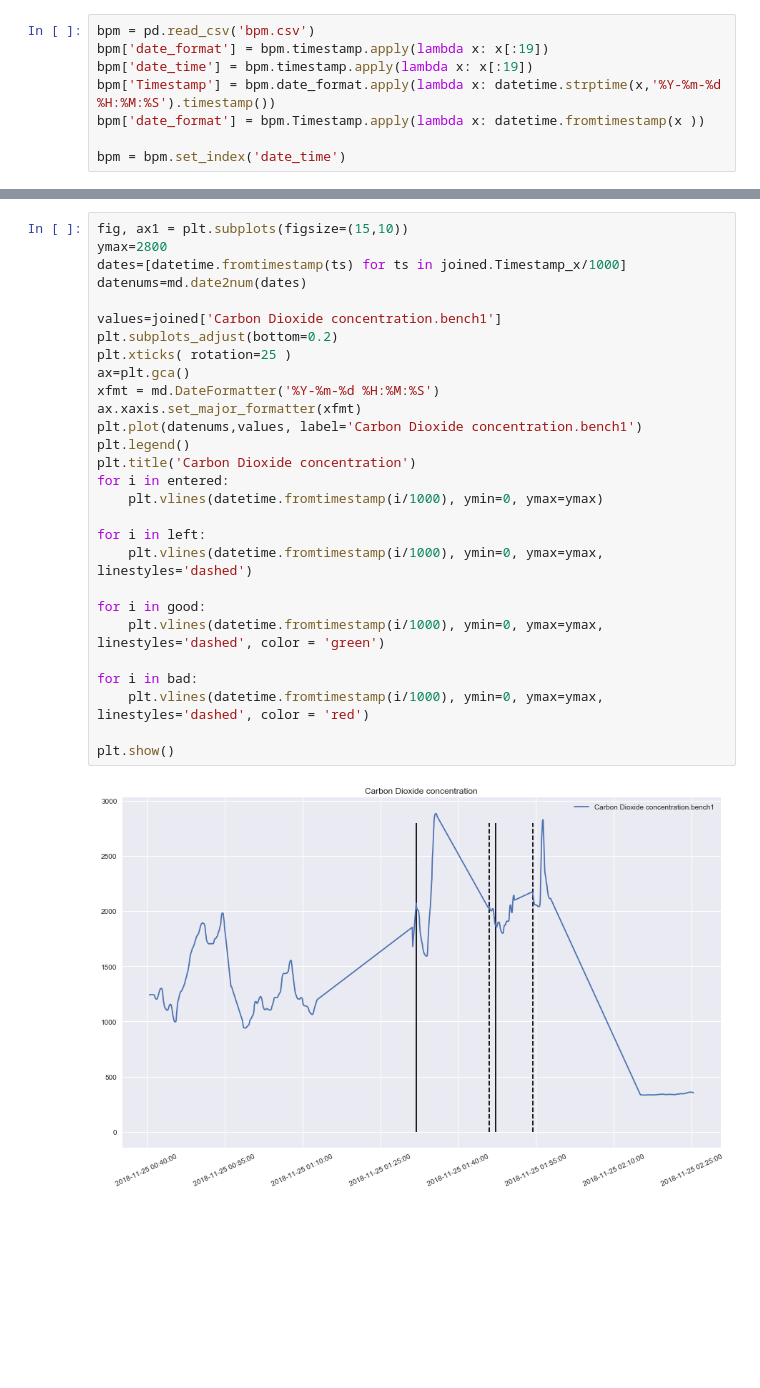
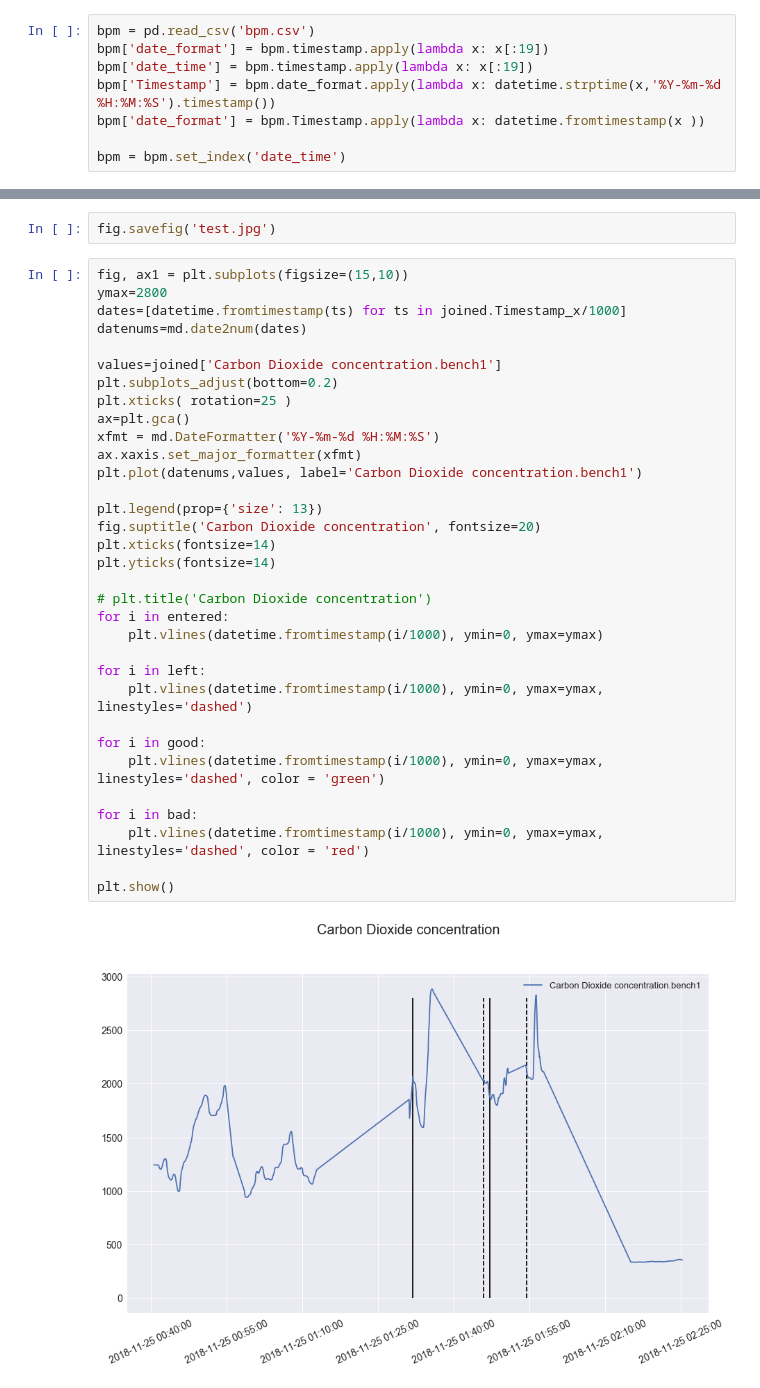
Before and after one commit to LizaLebedeva/junction-2018, a Jupyter notebook: sauna-app-joined-viz.ipynb, the cells around one changed output, grey strips where cells are left out. Cells and saved outputs as stored; diff of their text form; blank space fills up the shorter version.

```diff
--- a/sauna-app-joined-viz.ipynb
+++ b/sauna-app-joined-viz.ipynb
@@ -579,30 +492,37 @@ plt.show()
+# %%
+fig.savefig('test.jpg')
 # %%
 fig, ax1 = plt.subplots(figsize=(15,10))
 ymax=2800
 dates=[datetime.fromtimestamp(ts) for ts in joined.Timestamp_x/1000]
 datenums=md.date2num(dates)
 
 values=joined['Carbon Dioxide concentration.bench1']
 plt.subplots_adjust(bottom=0.2)
 plt.xticks( rotation=25 )
 ax=plt.gca()
 xfmt = md.DateFormatter('%Y-%m-%d %H:%M:%S')
 ax.xaxis.set_major_formatter(xfmt)
 plt.plot(datenums,values, label='Carbon Dioxide concentration.bench1')
-plt.legend()
-plt.title('Carbon Dioxide concentration')
+
+plt.legend(prop={'size': 13})
+fig.suptitle('Carbon Dioxide concentration', fontsize=20)
+plt.xticks(fontsize=14)
+plt.yticks(fontsize=14)
+
+# plt.title('Carbon Dioxide concentration')
 for i in entered:
     plt.vlines(datetime.fromtimestamp(i/1000), ymin=0, ymax=ymax)
 
 for i in left:
     plt.vlines(datetime.fromtimestamp(i/1000), ymin=0, ymax=ymax, linestyles='dashed')
 
 for i in good:
     plt.vlines(datetime.fromtimestamp(i/1000), ymin=0, ymax=ymax, linestyles='dashed', color = 'green')
 
 for i in bad:
     plt.vlines(datetime.fromtimestamp(i/1000), ymin=0, ymax=ymax, linestyles='dashed', color = 'red')
 
 plt.show()
 # %% [output]
-[figure, old version]
+[figure, new version]
```
Also changed, not shown: parts of 10 cells of this notebook.
